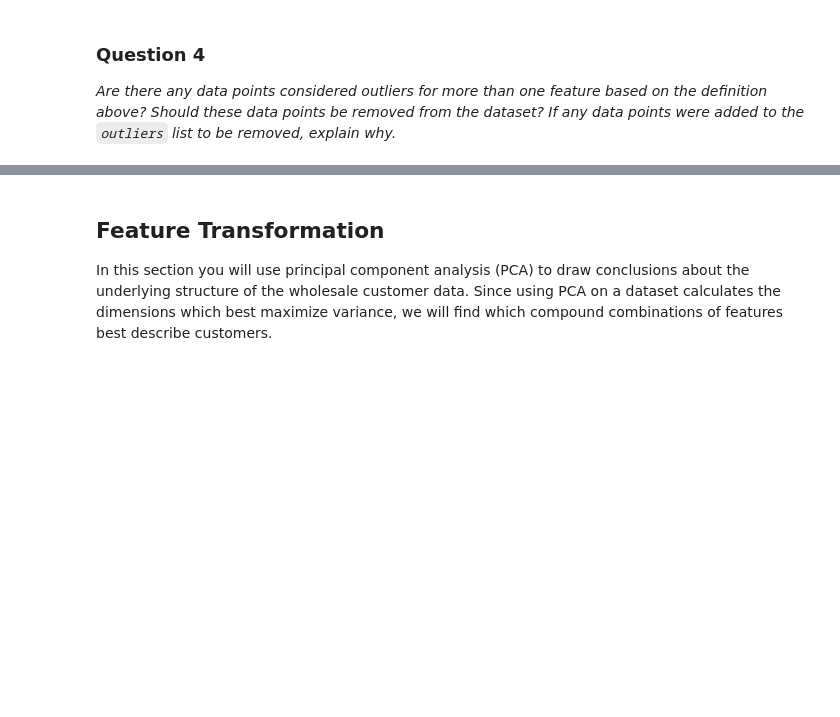
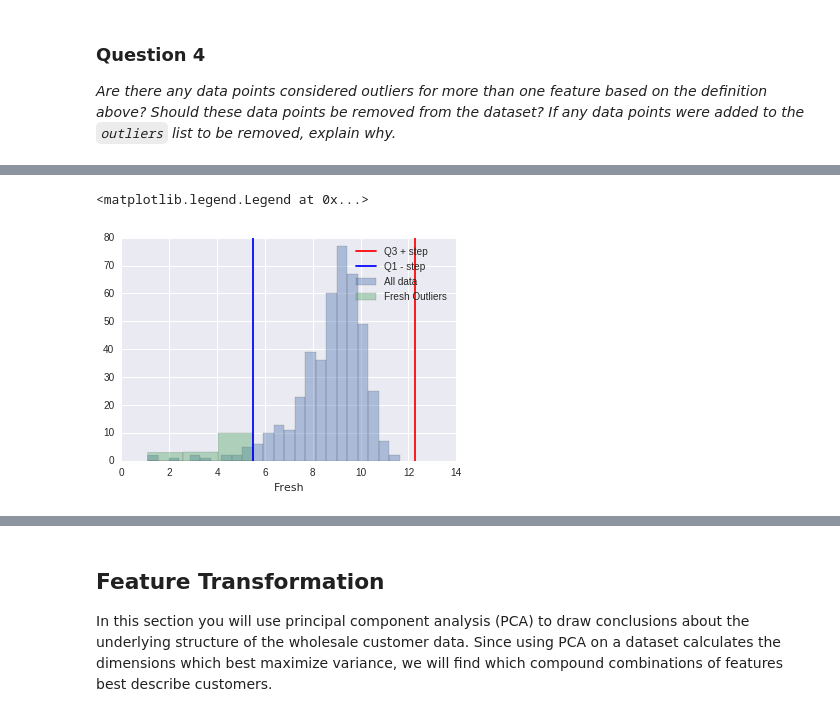
Before and after one commit to afcarl/Udacity-MLND-Project3, a Jupyter notebook: customer_segments.ipynb, the cells around one changed output, grey strips where cells are left out. Cells and saved outputs as stored; diff of their text form; code cells hidden in the pictures; blank space fills up the shorter version.

```diff
--- a/customer_segments.ipynb
+++ b/customer_segments.ipynb
@@ -190,8 +67,0 @@ ax1.legend()
-# %%
-# Feature: Detergents_Paper
-# comparing outliers and whole data
-feature = 'Detergents_Paper'
-sns.distplot(data[feature], kde= False, label= 'All Outliers')
-ax1 = sns.distplot(data_outliers[feature], kde= False, label=feature + ' Outliers')
-ax1.axvline(x=(quartiles[feature]['Q3'] + quartiles[feature]['step']), label= 'Q3 + step', color = 'red')
-ax1.legend()
@@ -572,5 +321,6 @@ ax1.legend()
 # %%
-duplicated_outliers = {}
+# container for all outliers
+outliers_all_tukey = {}
 
 # For each feature find the data points with extreme high or low values
 for feature in log_data.keys():
@@ -582,25 +332,23 @@ for feature in log_data.keys():
     # TODO: Use the interquartile range to calculate an outlier step (1.5 times the interquartile range)
     step = 1.5 * (Q3 - Q1)
 
-    # Get Outliers =
+    # Get Outliers
     outliers = log_data[~((log_data[feature] >= Q1 - step) & (log_data[feature] <= Q3 + step))]
 
-    # Get Duplicated outliers
-    for i in outliers.index:
-        if i in duplicated_outliers:
-            duplicated_outliers[i].append(feature)
-        else:
-            duplicated_outliers[i] = [feature]
+    # Save outliers with feature as key
+    outliers_all_tukey[feature] = outliers
 
     # Display the outliers
     print "Data points considered outliers for the feature '{}':".format(feature)
     display(outliers)
 
 # OPTIONAL: Select the indices for data points you wish to remove
-outliers  = [duplicated_outliers.keys()]
+# I cannot sepcify any outliers with this method.
+outliers  = []
 
 # Remove the outliers, if any were specified
-good_data = log_data.drop(log_data.index[outliers]).reset_index(drop = True)
+# I won't remove any outlier with this method.
+good_data = log_data
 # %% [output]
 Data points considered outliers for the feature 'Fresh':
 |  | Fresh | Milk | Grocery | Frozen | Detergents_Paper | Delicatessen |
@@ -669,0 +426,15 @@ Data points considered outliers for the feature 'Delicatessen':
+# %%
+# get outliers for Fresh
+data_outliers_fresh = outliers_all_tukey['Fresh']
+
+# Draw a histogram of 'Fresh' feature
+# outliers are the points bigger than red line or less then blue line
+feature = 'Fresh'
+sns.distplot(log_data[feature], kde= False, label= 'All data')
+ax1 = sns.distplot(data_outliers_fresh[feature], kde= False, label=feature +' Outliers')
+ax1.axvline(x=(quartiles[feature]['Q3'] + quartiles[feature]['step']), label= 'Q3 + step', color = 'red')
+ax1.axvline(x=(quartiles['Fresh']['Q1'] - quartiles[feature]['step']), label= 'Q1 - step')
+ax1.legend()
+# %% [output]
+<matplotlib.legend.Legend at 0x...>
+[figure, added]
```
Also changed, not shown: parts of 77 cells of this notebook.
